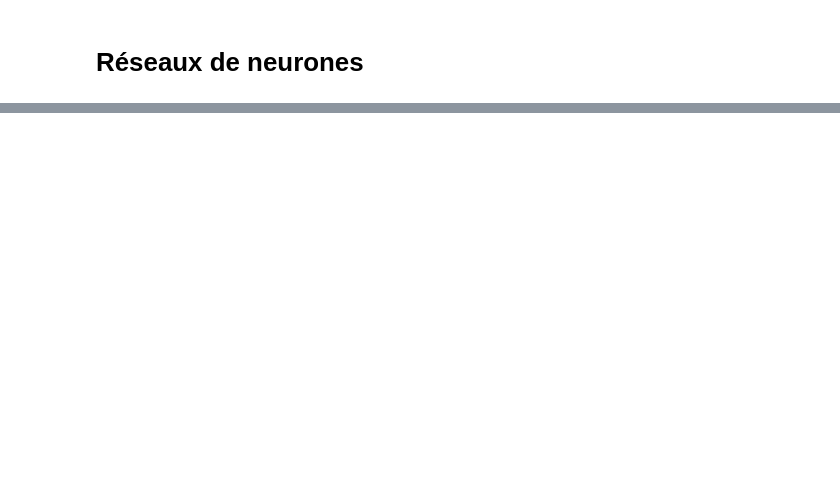
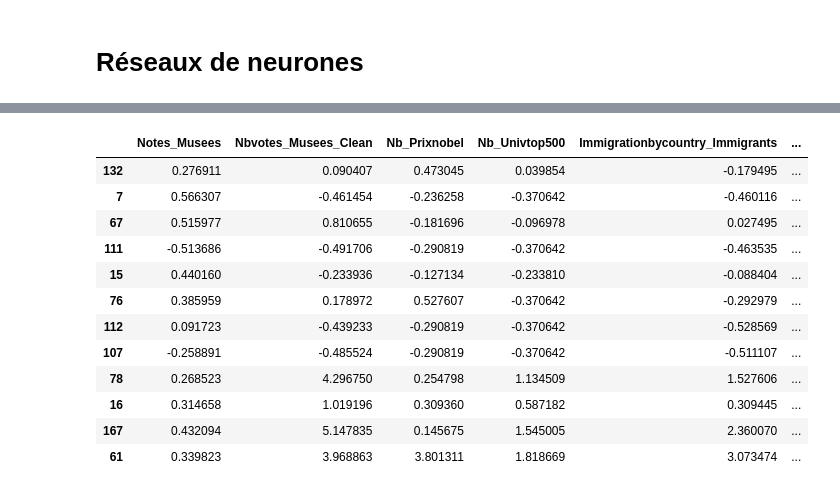
Before and after one commit to ahmedmokeddem/dalas, a Jupyter notebook: model_code/Reg_QI.ipynb, the cells around one changed output, grey strips where cells are left out. Cells and saved outputs as stored; diff of their text form; code cells hidden in the pictures; blank space fills up the shorter version.

```diff
--- a/model_code/Reg_QI.ipynb
+++ b/model_code/Reg_QI.ipynb
@@ -580,0 +601,18 @@ df.loc[y_test.index]
+# %%
+X_test_df.set_index(y_test.index,inplace=True)
+# %%
+X_test_df
+# %% [output]
+|  | Notes_Musees | Nbvotes_Musees_Clean | Nb_Prixnobel | Nb_Univtop500 | Immigrationbycountry_Immigrants | ... |
+| 132 | 0.276911 | 0.090407 | 0.473045 | 0.039854 | -0.179495 | ... |
+| 7 | 0.566307 | -0.461454 | -0.236258 | -0.370642 | -0.460116 | ... |
+| 67 | 0.515977 | 0.810655 | -0.181696 | -0.096978 | 0.027495 | ... |
+| 111 | -0.513686 | -0.491706 | -0.290819 | -0.370642 | -0.463535 | ... |
+| 15 | 0.440160 | -0.233936 | -0.127134 | -0.233810 | -0.088404 | ... |
+| 76 | 0.385959 | 0.178972 | 0.527607 | -0.370642 | -0.292979 | ... |
+| 112 | 0.091723 | -0.439233 | -0.290819 | -0.370642 | -0.528569 | ... |
+| 107 | -0.258891 | -0.485524 | -0.290819 | -0.370642 | -0.511107 | ... |
+| 78 | 0.268523 | 4.296750 | 0.254798 | 1.134509 | 1.527606 | ... |
+| 16 | 0.314658 | 1.019196 | 0.309360 | 0.587182 | 0.309445 | ... |
+| 167 | 0.432094 | 5.147835 | 0.145675 | 1.545005 | 2.360070 | ... |
+| 61 | 0.339823 | 3.968863 | 3.801311 | 1.818669 | 3.073474 | ... |
```
Also changed, not shown: parts of 25 cells of this notebook, 11 other files.
